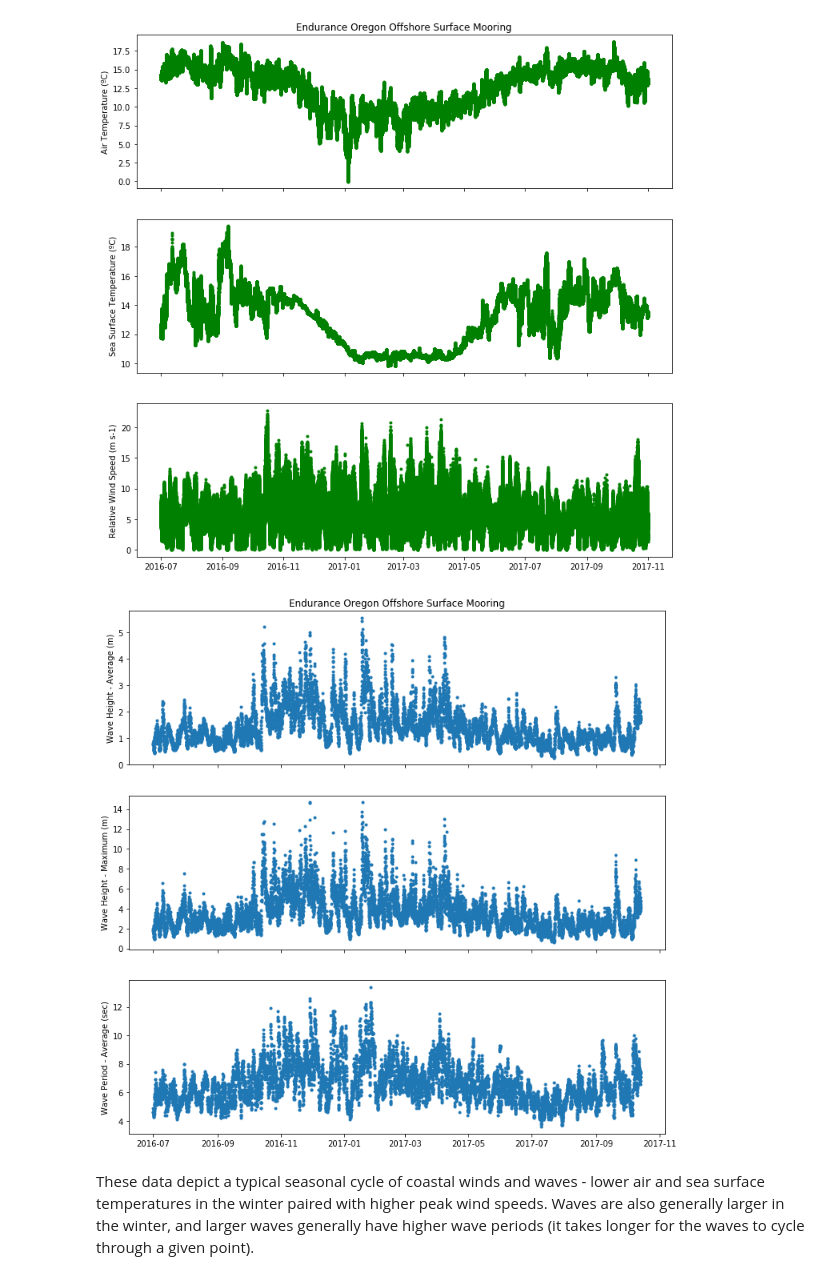
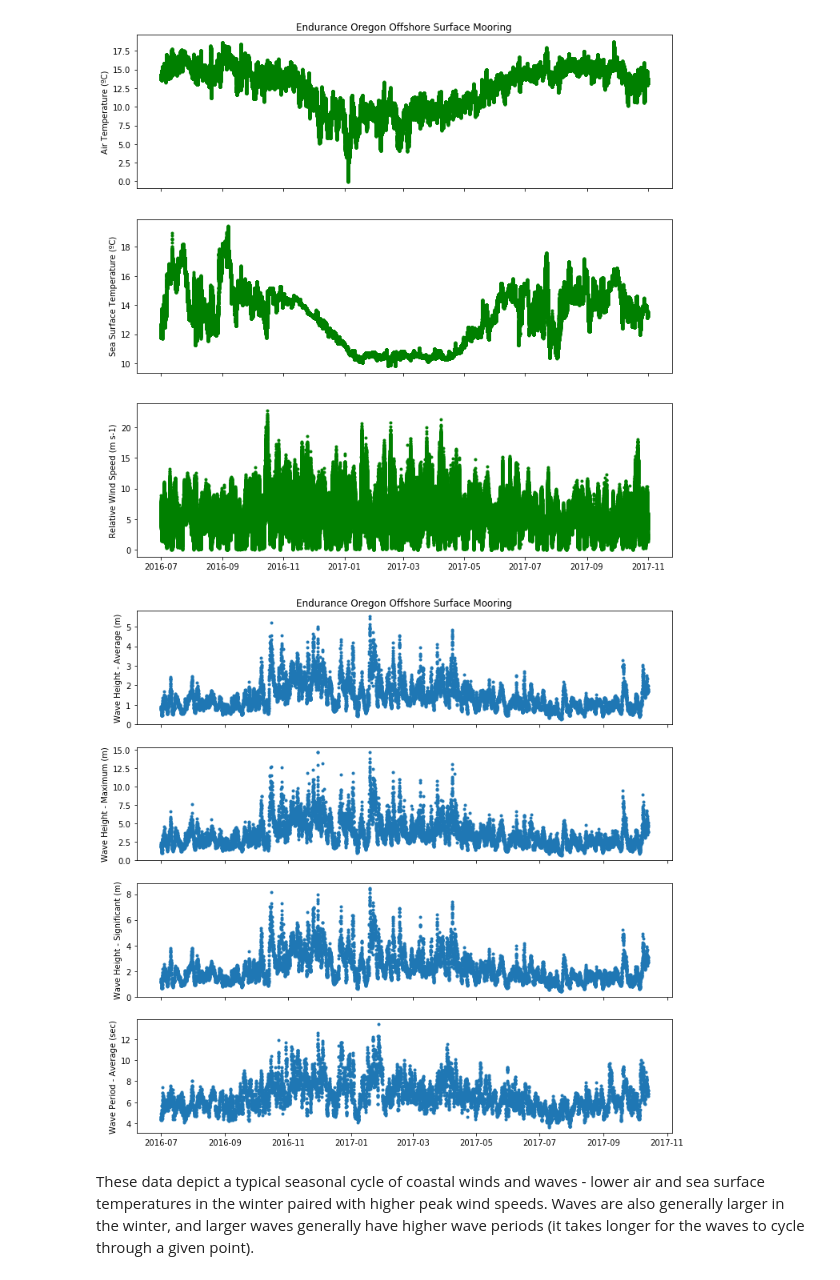
Before and after one commit to ooi-data-lab/nugget-notebooks, a Jupyter notebook: extras/E03_Endurance_met_waves_seasonal_cycle.ipynb, the cells around one changed output. Drawn from its saved outputs; the diff is of its cells as text; code cells hidden in the pictures.

Commit message:
add significant wave height

```diff
--- a/extras/E03_Endurance_met_waves_seasonal_cycle.ipynb
+++ b/extras/E03_Endurance_met_waves_seasonal_cycle.ipynb
@@ -152,7 +149,7 @@ def get_data(url, variables, deployments=None):
 # %%
 # Specify the variables of interest and get the data
 METBKvars = ['air_temperature', 'sea_surface_temperature', 'met_relwind_speed']
-WAVSSvars = ['average_wave_height', 'max_wave_height', 'mean_wave_period']
+WAVSSvars = ['average_wave_height', 'max_wave_height', 'significant_wave_height', 'mean_wave_period']
 
 METBK_data, METBK_units = get_data(METBK_url, METBKvars)
 WAVSS_data, WAVSS_units = get_data(WAVSS_url, WAVSSvars)
@@ -198,16 +195,18 @@ ax3.set_ylabel('Relative Wind Speed ({})'.format(METBK_units['met_relwind_speed'
 # %% [output]
 [figure]
 # %%
-fig, (ax1, ax2, ax3) = plt.subplots(3, sharex=True, figsize=(12, 12))
+fig, (ax1, ax2, ax3, ax4) = plt.subplots(4, sharex=True, figsize=(12, 12))
 ax1.plot(WAVSS_data['time'], WAVSS_data['average_wave_height'], '.')
 ax2.plot(WAVSS_data['time'], WAVSS_data['max_wave_height'], '.')
-ax3.plot(WAVSS_data['time'], WAVSS_data['mean_wave_period'], '.')
+ax3.plot(WAVSS_data['time'], WAVSS_data['significant_wave_height'], '.')
+ax4.plot(WAVSS_data['time'], WAVSS_data['mean_wave_period'], '.')
 ax1.set_title('Endurance Oregon Offshore Surface Mooring')
 ax1.set_ylabel('Wave Height - Average ({})'.format(WAVSS_units['average_wave_height'][0]))
 ax2.set_ylabel('Wave Height - Maximum ({})'.format(WAVSS_units['max_wave_height'][0]))
-ax3.set_ylabel('Wave Period - Average ({})'.format(WAVSS_units['mean_wave_period'][0]));
+ax3.set_ylabel('Wave Height - Significant ({})'.format(WAVSS_units['significant_wave_height'][0]))
+ax4.set_ylabel('Wave Period - Average ({})'.format(WAVSS_units['mean_wave_period'][0]));
 # %% [output]
-[figure, old version]
+[figure, new version]
 # %% [markdown]
 These data depict a typical seasonal cycle of coastal winds and waves - lower air and sea surface temperatures in the winter paired with higher peak wind speeds. Waves are also generally larger in the winter, and larger waves generally have higher wave periods (it takes longer for the waves to cycle through a given point).
 # %% [markdown]
```
Also changed, not shown: parts of 8 cells of this notebook.
